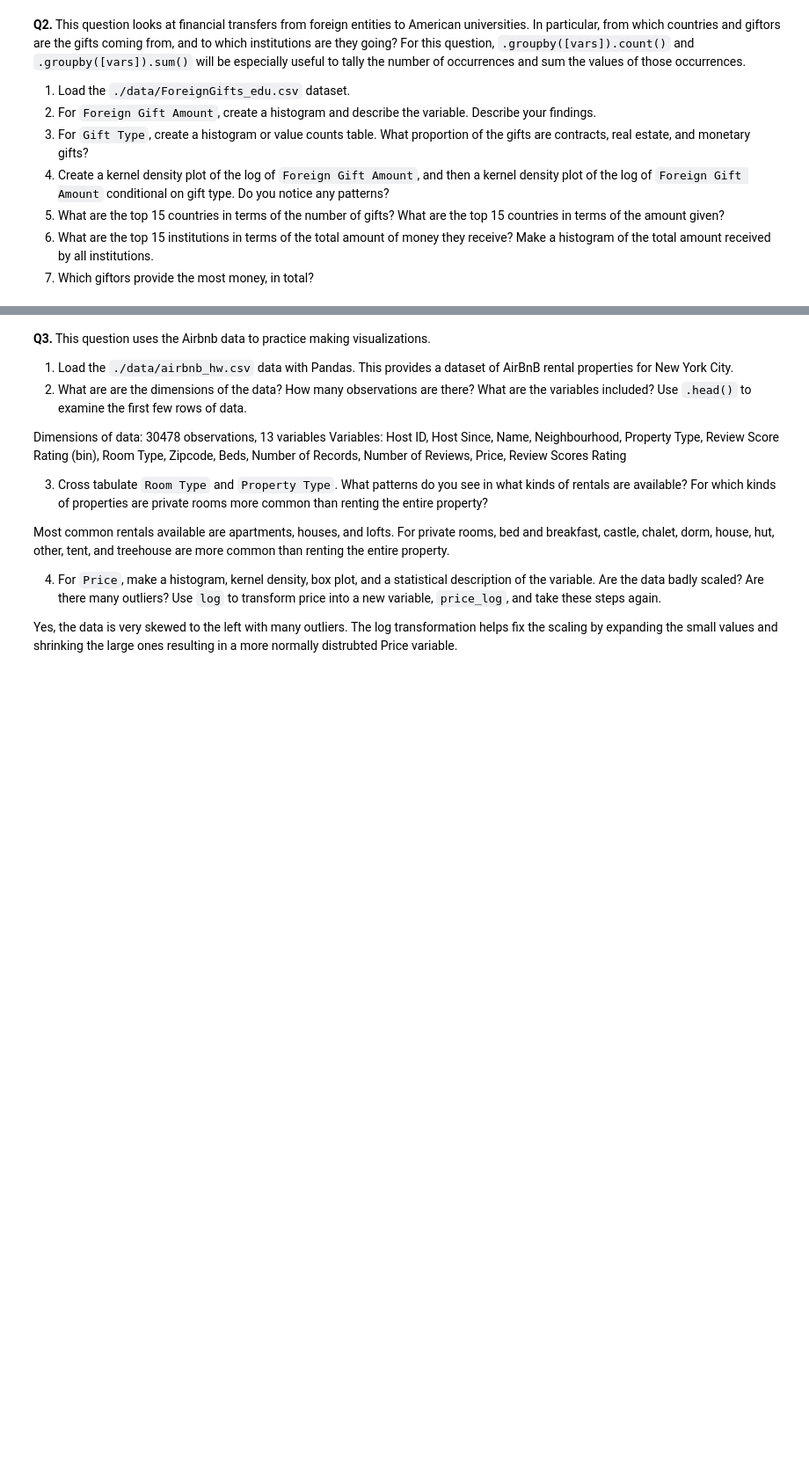
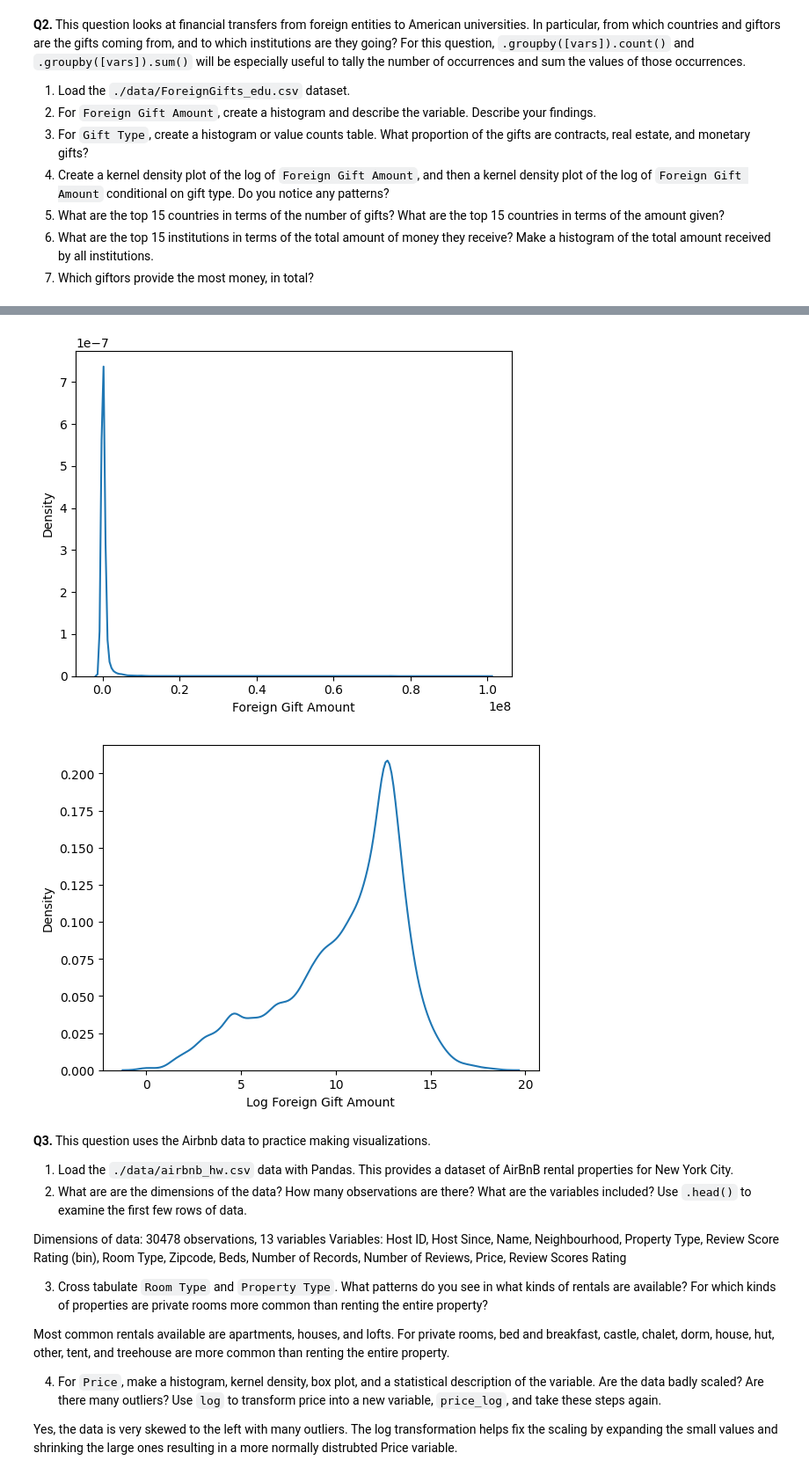
Before and after one commit to ashleynguyen04/EDA, a Jupyter notebook: assignment/assignment.ipynb, the cells around one changed output, grey strips where cells are left out. Shown at 88% size. Cells and saved outputs as stored; diff of their text form; code cells hidden in the pictures; blank space fills up the shorter version.

```diff
--- a/assignment/assignment.ipynb
+++ b/assignment/assignment.ipynb
@@ -56,0 +78,11 @@ plt.show()
+# %%
+#4
+sns.kdeplot(giftdf['Foreign Gift Amount'])
+plt.show()
+
+giftdf['Log Foreign Gift Amount'] = np.log(giftdf['Foreign Gift Amount'])
+sns.kdeplot(giftdf['Log Foreign Gift Amount'])
+plt.show()
+# %% [output]
+[figure, added]
+[figure, added]
```
Also changed, not shown: parts of 5 cells of this notebook.
